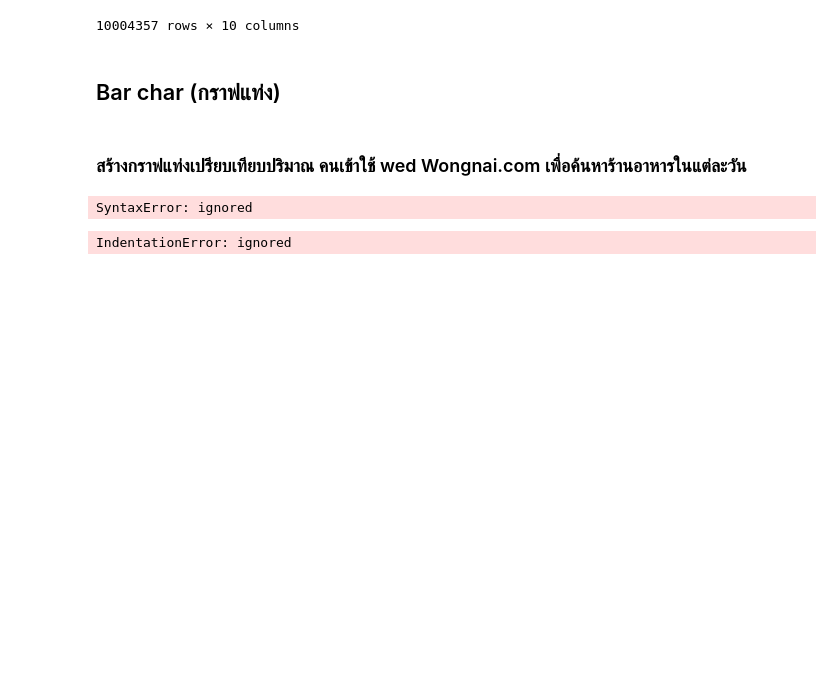
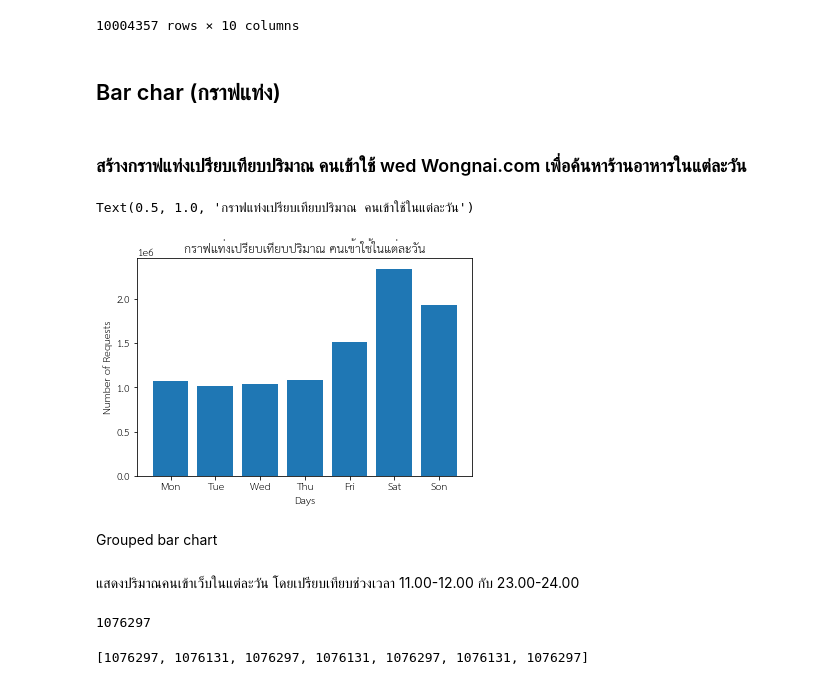
Before and after one commit to bebeam2942/data_viz, a Jupyter notebook: Visualize_Data_Comparison.ipynb, the cells around one changed output. Cells and saved outputs as stored; diff of their text form; code cells hidden in the pictures; blank space fills up the shorter version.

```diff
--- a/Visualize_Data_Comparison.ipynb
+++ b/Visualize_Data_Comparison.ipynb
@@ -46,17 +49,3 @@ data
 ### สร้างกราฟแท่งเปรียบเทียบปริมาณ คนเข้าใช้ wed Wongnai.com เพื่อค้นหาร้านอาหารในแต่ละวัน
 # %%
 from matplotlib import pyplot as plt
-# %%
-plt.bar([1,2,3,4,5,6,7],data[data['search_timestamp']].dt.dayofweek = 0)
-# %% [output]
-SyntaxError: ignored
-# %%
-data['WEEKDAY'] = pd.to_datetime(data['search_timestamp']).dt.dayofweek
-firstday = data.iloc[0]['WEEKDAY']  # monday = 0
-                if  firstday == 0:
-                    color_x = [COLOR_weekday, COLOR_weekday, COLOR_weekday, COLOR_weekday, COLOR_weekday, COLOR_weekend, COLOR_weekend]
-                elif firstday == 1:
-                    color_x = [COLOR_weekday, COLOR_weekday, COLOR_weekday, COLOR_weekday, COLOR_weekend, COLOR_weekend, COLOR_weekday]
-               (etc)
-# %% [output]
-IndentationError: ignored
@@ -62,0 +54,30 @@ IndentationError: ignored
+# %%
+# !pip install -U --pre matplotlib
+import matplotlib as mpl
+mpl.font_manager.fontManager.addfont('thsarabunnew-webfont.ttf')
+mpl.rc('font', family='TH Sarabun New')
+# %%
+plt.bar([1,2,3,4,5,6,7],[data[data['search_timestamp'].dt.dayofweek == 0].shape[0]
+                      , data[data['search_timestamp'].dt.dayofweek == 1].shape[0]
+                      , data[data['search_timestamp'].dt.dayofweek == 2].shape[0]
+                      , data[data['search_timestamp'].dt.dayofweek == 3].shape[0]
+                      ,  data[data['search_timestamp'].dt.dayofweek == 4].shape[0]
+                      ,  data[data['search_timestamp'].dt.dayofweek == 5].shape[0]
+                      ,  data[data['search_timestamp'].dt.dayofweek == 6].shape[0]
+                      ], tick_label = ['Mon','Tue','Wed','Thu','Fri','Sat','Son']);
+plt.xlabel('Days')
+plt.ylabel('Number of Requests')
+plt.title('กราฟแท่งเปรียบเทียบปริมาณ คนเข้าใช้ในแต่ละวัน')
+# %% [output]
+Text(0.5, 1.0, 'กราฟแท่งเปรียบเทียบปริมาณ คนเข้าใช้ในแต่ละวัน')
+[figure, added]
+# %% [markdown]
+Grouped bar chart
+# %% [markdown]
+แสดงปริมาณคนเข้าเว็บในแต่ละวัน โดยเปรียบเทียบช่วงเวลา 11.00-12.00 กับ 23.00-24.00
+# %%
+data[data['search_timestamp'].dt.dayofweek == 0
+     & (data['search_timestamp'].dt.time < time(hour=12))
+     & (data['search_timestamp'].dt.time >= time(hour=11))].shape[0] #
+# %% [output]
+1076297
@@ -62,0 +92,4 @@ IndentationError: ignored
+# %%
+b4lunch
+# %% [output]
+[1076297, 1076131, 1076297, 1076131, 1076297, 1076131, 1076297]
```
Also changed, not shown: parts of 6 cells of this notebook.
